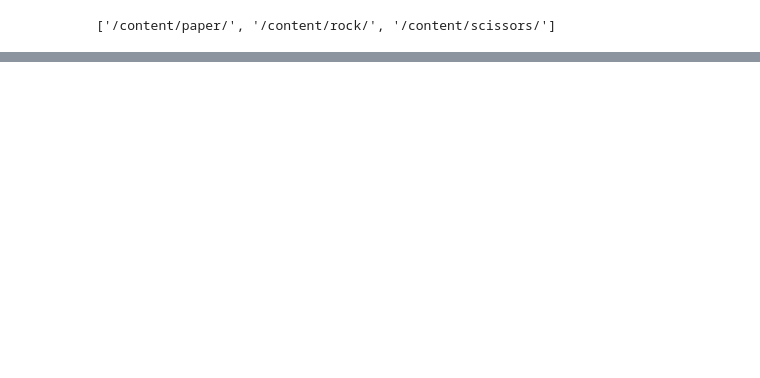
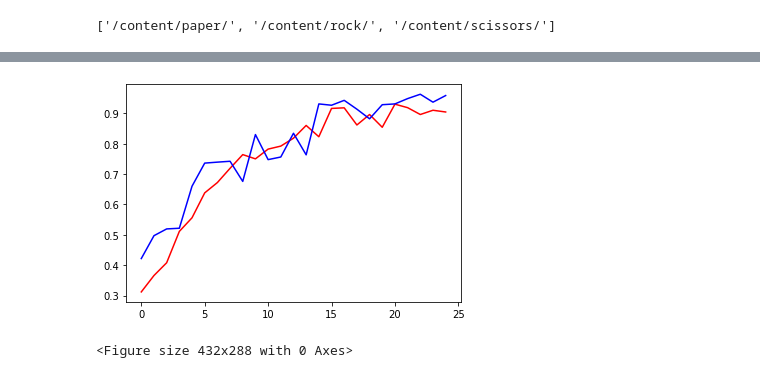
Before and after one commit to iPraveenParihar/Colab, a Jupyter notebook: Rock_paper_scissor.ipynb, the cells around one changed output, grey strips where cells are left out. Cells and saved outputs as stored; diff of their text form; code cells hidden in the pictures; blank space fills up the shorter version.

```diff
--- a/Rock_paper_scissor.ipynb
+++ b/Rock_paper_scissor.ipynb
@@ -100,0 +160,15 @@ plt.show()
+# %%
+model = tf.keras.models.Sequential([
+    tf.keras.layers.Conv2D(64, (3, 3), activation='relu', input_shape=(150,150,3)),
+    tf.keras.layers.MaxPooling2D(2, 2),
+    tf.keras.layers.Conv2D(64, (3, 3), activation='relu'),
+    tf.keras.layers.MaxPooling2D(2,2),
+    tf.keras.layers.Conv2D(128, (3, 3), activation='relu'),
+    tf.keras.layers.MaxPooling2D(2,2),
+    tf.keras.layers.Conv2D(128, (3, 3), activation='relu'),
+    tf.keras.layers.MaxPooling2D(2,2),
+    tf.keras.layers.Flatten(),
+    tf.keras.layers.Dense(512, activation='relu'),
+    tf.keras.layers.Dense(3, activation='softmax')
+])
+model.summary()
@@ -100,0 +201,11 @@ plt.show()
+# %%
+model.compile(loss='categorical_crossentropy', optimizer='rmsprop', metrics=['acc'])
+# %%
+history = model.fit_generator(
+    train_gen,
+    steps_per_epoch = 25,
+    epochs=25,
+    validation_data=validation_gen,
+    validation_steps=35,
+    verbose=1
+)
@@ -100,0 +230,12 @@ plt.show()
+# %%
+acc = history.history['acc']
+val_acc = history.history['val_acc']
+epochs = range(len(acc))
+
+plt.plot(epochs, acc, 'r', label='training')
+plt.plot(epochs, val_acc, 'b', label='training')
+plt.figure()
+plt.show()
+# %% [output]
+[figure, added]
+<Figure size 432x288 with 0 Axes>
```
Also changed, not shown: parts of 20 cells of this notebook.
